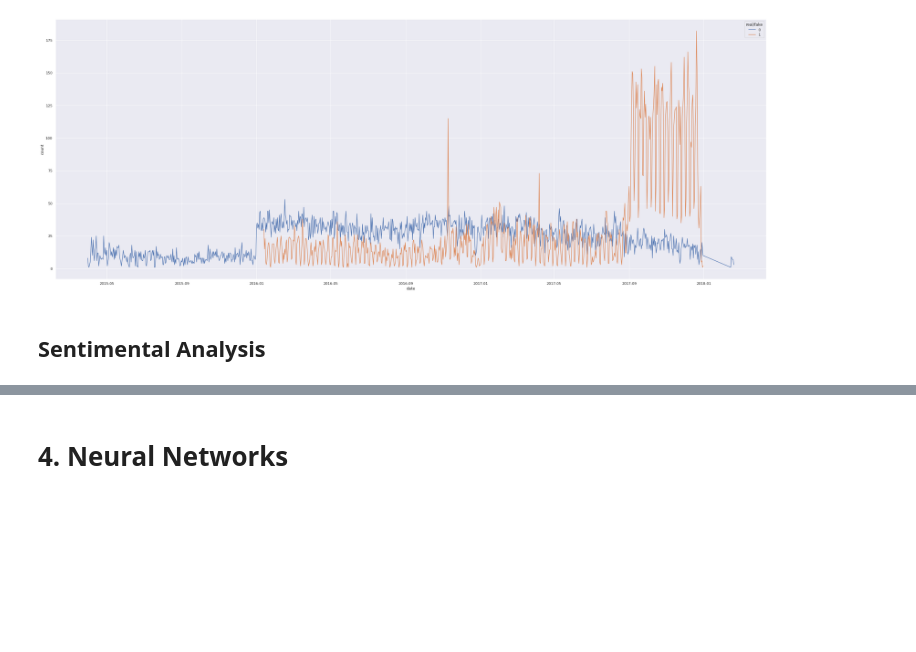
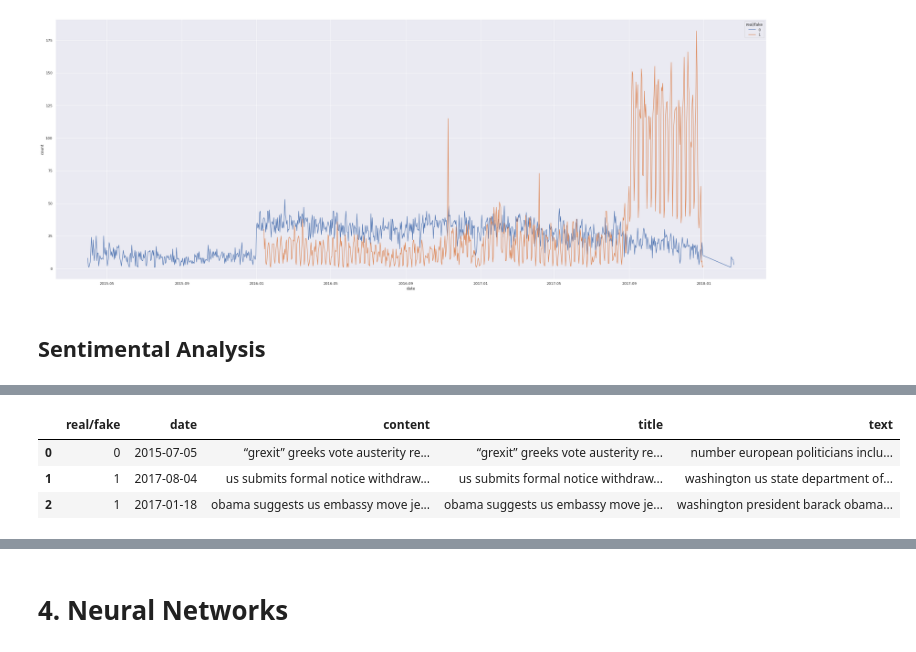
Before and after one commit to zhouchun0105/Fake-News-Detection-Project-BA865, a Jupyter notebook: FINAL_NOTEBOOK_BA865_Fake_News_Classification_Project.ipynb, the cells around one changed output, grey strips where cells are left out. Drawn from its saved outputs; the diff is of its cells as text; code cells hidden in the pictures; blank space fills up the shorter version.

```diff
--- a/FINAL_NOTEBOOK_BA865_Fake_News_Classification_Project.ipynb
+++ b/FINAL_NOTEBOOK_BA865_Fake_News_Classification_Project.ipynb
@@ -608,0 +612,7 @@ news_dataset_sent.content.str.lower()
+# %%
+clean_news.head(3)
+# %% [output]
+|  | real/fake | date | content | title | text |
+| 0 | 0 | 2015-07-05 | “grexit” greeks vote austerity re... | “grexit” greeks vote austerity re... | number european politicians inclu... |
+| 1 | 1 | 2017-08-04 | us submits formal notice withdraw... | us submits formal notice withdraw... | washington us state department of... |
+| 2 | 1 | 2017-01-18 | obama suggests us embassy move je... | obama suggests us embassy move je... | washington president barack obama... |
```
Also changed, not shown: parts of 12 cells of this notebook.
